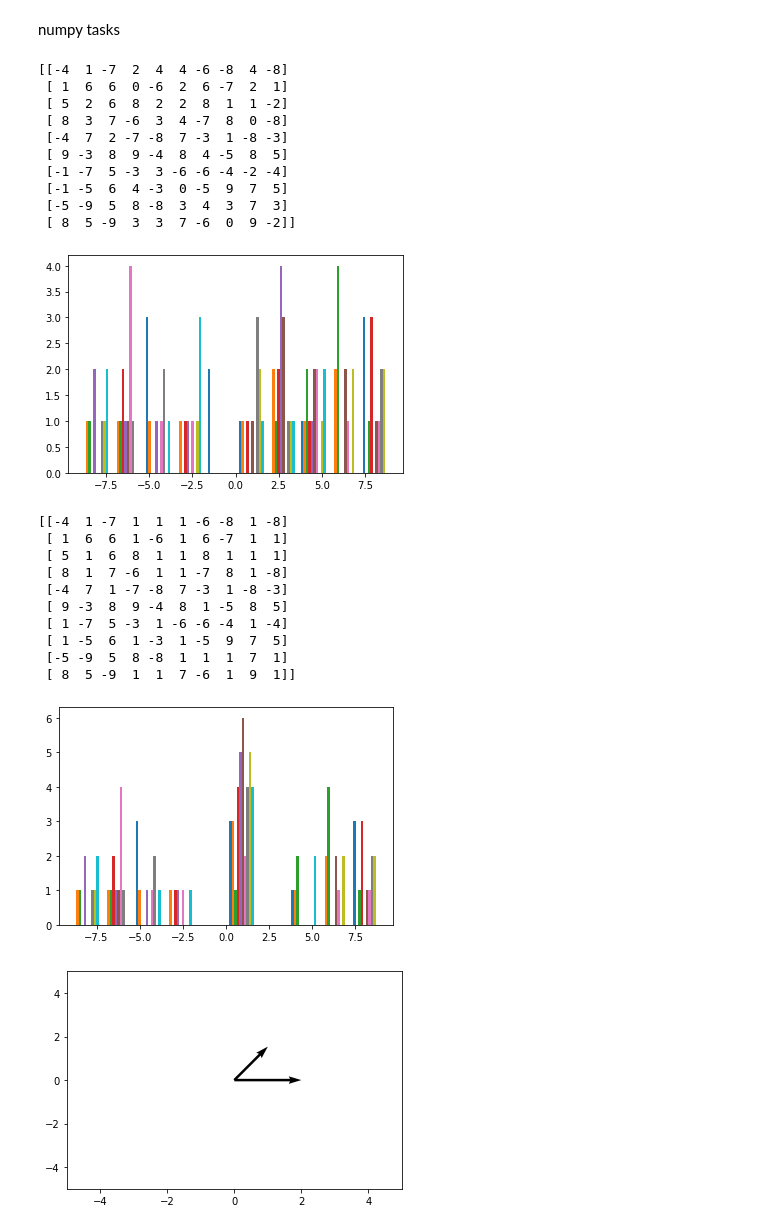
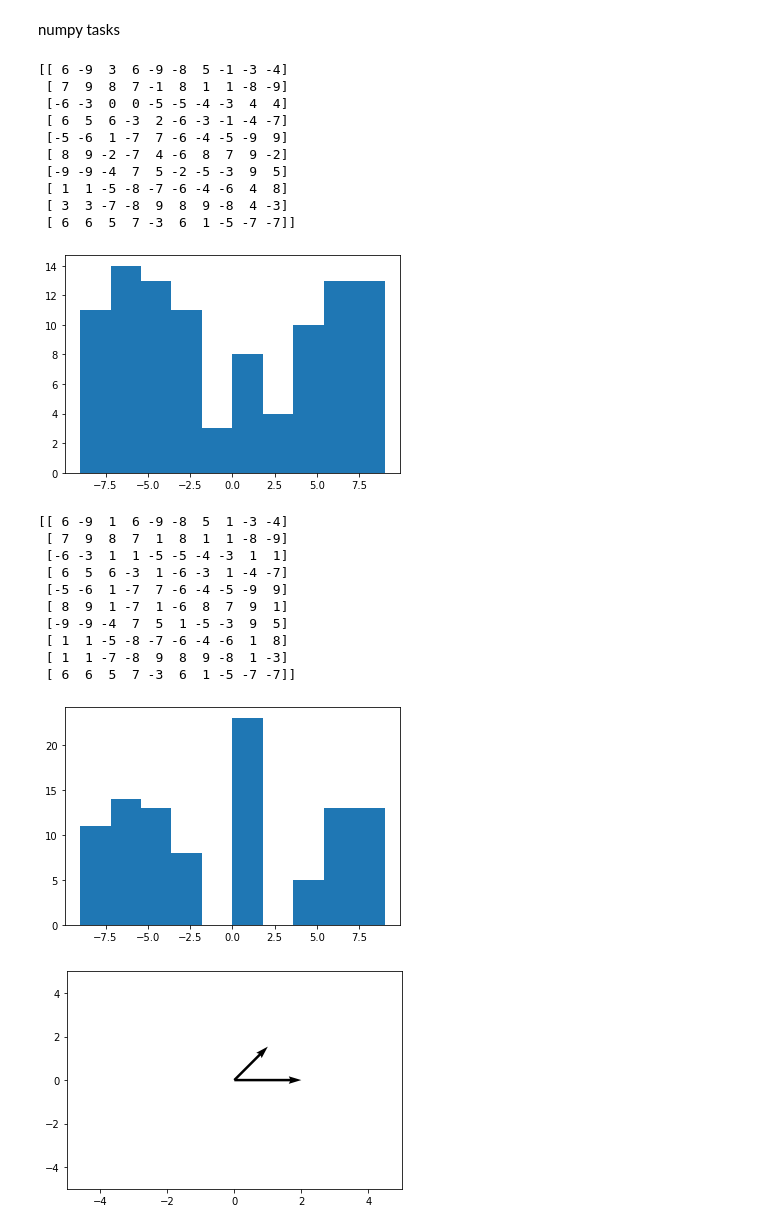
Before and after one commit to Dniwe111/ML_tasks, a Jupyter notebook: Test_task-checkpoint.ipynb, the cells around one changed output. Cells and saved outputs as stored; diff of their text form; code cells hidden in the pictures.

```diff
--- a/Test_task-checkpoint.ipynb
+++ b/Test_task-checkpoint.ipynb
@@ -9,36 +9,36 @@ numpy tasks
 arr = np.random.randint(-9, 10, (10,10))
 # %%
 print(arr)
-n, bin, patches = plt.hist(arr)
+n, bin, patches = plt.hist(arr.reshape(arr.size))
 plt.show()
 # %% [output]
-[[-4  1 -7  2  4  4 -6 -8  4 -8]
- [ 1  6  6  0 -6  2  6 -7  2  1]
- [ 5  2  6  8  2  2  8  1  1 -2]
- [ 8  3  7 -6  3  4 -7  8  0 -8]
- [-4  7  2 -7 -8  7 -3  1 -8 -3]
- [ 9 -3  8  9 -4  8  4 -5  8  5]
- [-1 -7  5 -3  3 -6 -6 -4 -2 -4]
- [-1 -5  6  4 -3  0 -5  9  7  5]
- [-5 -9  5  8 -8  3  4  3  7  3]
- [ 8  5 -9  3  3  7 -6  0  9 -2]]
+[[ 6 -9  3  6 -9 -8  5 -1 -3 -4]
+ [ 7  9  8  7 -1  8  1  1 -8 -9]
+ [-6 -3  0  0 -5 -5 -4 -3  4  4]
+ [ 6  5  6 -3  2 -6 -3 -1 -4 -7]
+ [-5 -6  1 -7  7 -6 -4 -5 -9  9]
+ [ 8  9 -2 -7  4 -6  8  7  9 -2]
+ [-9 -9 -4  7  5 -2 -5 -3  9  5]
+ [ 1  1 -5 -8 -7 -6 -4 -6  4  8]
+ [ 3  3 -7 -8  9  8  9 -8  4 -3]
+ [ 6  6  5  7 -3  6  1 -5 -7 -7]]
-[figure, old version]
+[figure, new version]
 # %%
 np.place(arr,np.logical_and(arr>-3, arr<5), [1])
 # %%
 print(arr)
-n, bin, patches = plt.hist(arr)
+n, bin, patches = plt.hist(arr.reshape(arr.size))
 plt.show()
 # %% [output]
-[[-4  1 -7  1  1  1 -6 -8  1 -8]
- [ 1  6  6  1 -6  1  6 -7  1  1]
- [ 5  1  6  8  1  1  8  1  1  1]
- [ 8  1  7 -6  1  1 -7  8  1 -8]
- [-4  7  1 -7 -8  7 -3  1 -8 -3]
- [ 9 -3  8  9 -4  8  1 -5  8  5]
- [ 1 -7  5 -3  1 -6 -6 -4  1 -4]
- [ 1 -5  6  1 -3  1 -5  9  7  5]
- [-5 -9  5  8 -8  1  1  1  7  1]
- [ 8  5 -9  1  1  7 -6  1  9  1]]
+[[ 6 -9  1  6 -9 -8  5  1 -3 -4]
+ [ 7  9  8  7  1  8  1  1 -8 -9]
+ [-6 -3  1  1 -5 -5 -4 -3  1  1]
+ [ 6  5  6 -3  1 -6 -3  1 -4 -7]
+ [-5 -6  1 -7  7 -6 -4 -5 -9  9]
+ [ 8  9  1 -7  1 -6  8  7  9  1]
+ [-9 -9 -4  7  5  1 -5 -3  9  5]
+ [ 1  1 -5 -8 -7 -6 -4 -6  1  8]
+ [ 1  1 -7 -8  9  8  9 -8  1 -3]
+ [ 6  6  5  7 -3  6  1 -5 -7 -7]]
-[figure, old version]
+[figure, new version]
 # %%
```
Also changed, not shown: parts of 3 cells of this notebook.
